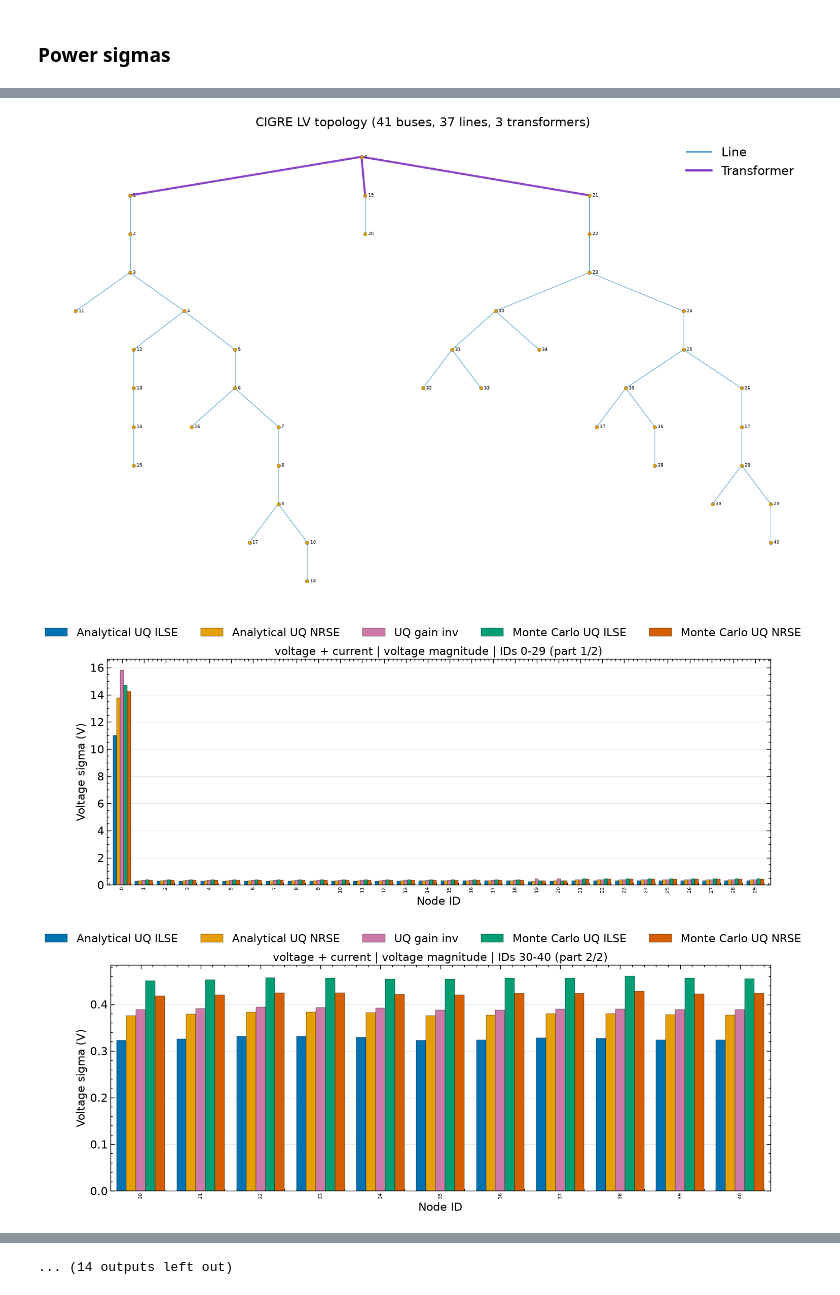
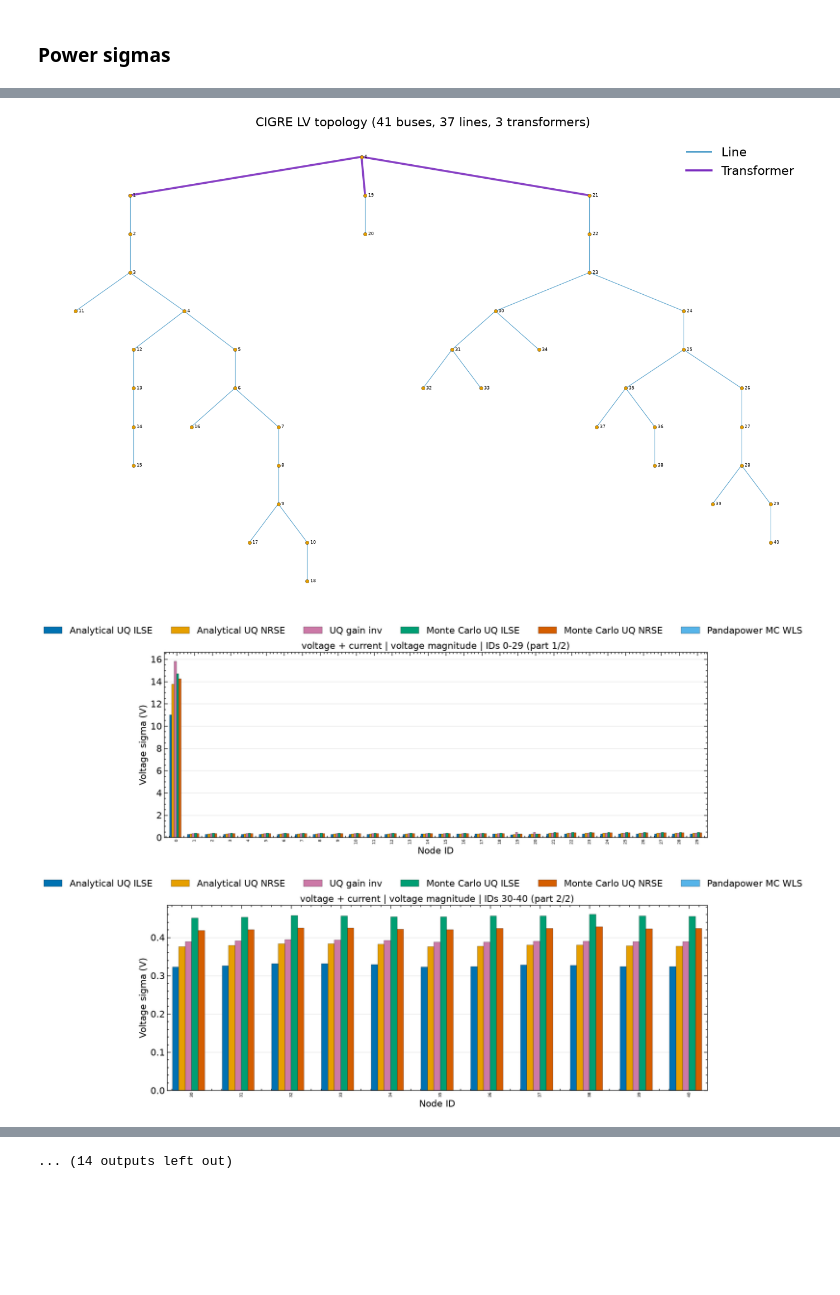
Before and after one commit to Plusero/power-grid-model, a Jupyter notebook: docs/examples/CIGRE LV State Estimation UQ Example.ipynb, the cells around one changed output, grey strips where cells are left out. Cells and saved outputs as stored; diff of their text form; code cells hidden in the pictures; blank space fills up the shorter version.

```diff
--- a/docs/examples/CIGRE LV State Estimation UQ Example.ipynb
+++ b/docs/examples/CIGRE LV State Estimation UQ Example.ipynb
@@ -477,4 +543,5 @@ The table reports output standard deviations for every CIGRE LV node, line, and
 # %%
+minimum_sampled_sigma_count = 2
 node_ids = base_input_data[ComponentType.node][AttributeType.id].astype(int)
 
 output_specs = []
@@ -546,6 +613,15 @@ for setting in sensor_settings:
             ]
             row[f"{method_name} sigma"] = float(analytical)
             row[f"Monte Carlo UQ {method_name.split()[-1]} sigma"] = float(np.std(sampled, ddof=1))
+        pandapower_result = pandapower_results[setting]
+        pandapower_valid = pandapower_result.converged
+        if np.count_nonzero(pandapower_valid) >= minimum_sampled_sigma_count:
+            pandapower_sampled = pandapower_result.outputs[spec["component_type"]][spec["value_field"]][
+                pandapower_valid, spec["index"]
+            ]
+            row["Pandapower MC WLS sigma"] = float(np.std(pandapower_sampled, ddof=1))
+        else:
+            row["Pandapower MC WLS sigma"] = np.nan
         row["UQ gain inv sigma"] = float(
             gain_inverse_results[setting][spec["component_type"]][spec["sigma_field"]][spec["index"]]
         )
@@ -558,6 +634,7 @@ numeric_columns = [
     "UQ gain inv sigma",
     "Monte Carlo UQ ILSE sigma",
     "Monte Carlo UQ NRSE sigma",
+    "Pandapower MC WLS sigma",
 ]
 np.testing.assert_array_equal(
     np.isinf(comparison[numeric_columns].to_numpy()),
@@ -600,6 +677,7 @@ candidate_methods = {
     "Analytical UQ NRSE sigma": "Analytical UQ NRSE",
     "UQ gain inv sigma": "UQ gain inv",
     "Monte Carlo UQ ILSE sigma": "Monte Carlo UQ ILSE",
+    "Pandapower MC WLS sigma": "Pandapower MC WLS",
 }
 identifier_columns = ["sensor setting", "component", "id", "terminal", "quantity", "unit"]
 
@@ -860,6 +947,7 @@ method_columns = [
     ("UQ gain inv sigma", "UQ gain inv", "#CC79A7"),
     ("Monte Carlo UQ ILSE sigma", "Monte Carlo UQ ILSE", "#009E73"),
     ("Monte Carlo UQ NRSE sigma", "Monte Carlo UQ NRSE", "#D55E00"),
+    ("Pandapower MC WLS sigma", "Pandapower MC WLS", "#56B4E9"),
 ]
 plot_definitions = [
     ("node", "voltage magnitude", "Voltage sigma (V)", "Node ID", None),
@@ -873,7 +961,7 @@ plot_definitions = [
 def plot_sigma_bars(ax, filtered, plot_definition):
     _, _, ylabel, xlabel, _ = plot_definition
     positions = np.arange(len(filtered))
-    bar_width = 0.16
+    bar_width = 0.13
     offsets = (np.arange(len(method_columns)) - (len(method_columns) - 1) / 2) * bar_width
     for offset, (column, label, color) in zip(offsets, method_columns, strict=True):
         ax.bar(
@@ -1042,7 +1130,7 @@ with plt.style.context(plot_style), plt.rc_context({"text.usetex": False}):
                     f"(part {chunk_number}/{chunk_count})"
                 )
                 handles, labels = axis.get_legend_handles_labels()
-                figure.legend(handles, labels, loc="upper center", ncol=5, bbox_to_anchor=(0.5, 0.98))
+                figure.legend(handles, labels, loc="upper center", ncol=6, bbox_to_anchor=(0.5, 0.98))
                 figure.tight_layout(rect=(0.0, 0.0, 1.0, 0.91))
                 figure_path = figure_directory / (
                     f"cigre_lv_{setting_slugs[setting]}_{component}_{quantity_slug}_part_{chunk_number:02d}"
@@ -1076,6 +1164,7 @@ timing_method_columns = (
         (f"Monte Carlo UQ NRSE (N={sample_count:,})", f"MC-N\n{timing_sample_labels[sample_count]}", color)
         for sample_count, color in zip(timing_sample_counts, timing_nrse_colors, strict=True)
     ]
+    + [(f"Pandapower MC WLS (N={pandapower_sample_count:,})", f"PP-WLS\n{pandapower_sample_count}", "#56B4E9")]
 )
 
 with plt.style.context(plot_style), plt.rc_context({"text.usetex": False}):
@@ -1098,6 +1187,7 @@ with plt.style.context(plot_style), plt.rc_context({"text.usetex": False}):
                 else monte_carlo_scaling_seconds[setting, "Analytical UQ NRSE", sample_count]
                 for sample_count in timing_sample_counts
             ],
+            pandapower_results[setting].seconds if np.any(pandapower_results[setting].converged) else np.nan,
         ]
         labels = [label for _, label, _ in timing_method_columns]
         colors = [color for _, _, color in timing_method_columns]
@@ -1105,33 +1195,33 @@ with plt.style.context(plot_style), plt.rc_context({"text.usetex": False}):
         axis.set_xlabel(f"{setting} sensors")
         axis.set_ylabel("Computational time (s, log scale)")
         axis.set_yscale("log")
         axis.set_xticks(np.arange(len(values)))
         axis.set_xticklabels(labels, rotation=45, ha="right", fontsize=7)
         axis.grid(axis="y", visible=True, alpha=0.3)
         axis.set_axisbelow(True)
     timing_legend_handles = [
         Patch(facecolor=color, edgecolor="black", label=method_name) for method_name, _, color in timing_method_columns
     ]
     timing_figure.legend(
         handles=timing_legend_handles,
         loc="upper center",
-        ncol=5,
+        ncol=6,
         fontsize=9,
         bbox_to_anchor=(0.5, 1.0),
     )
     timing_figure.text(
         0.01,
         0.01,
         "Timing note: SE-without-UQ bars measure plain deterministic SE calls. Analytical-UQ bars measure only uncertainty-enabled SE calls; their separate deterministic checks are excluded.\nMonte Carlo bars measure the batch SE/UQ calculation for N samples; sample generation is excluded.",
         ha="left",
         va="bottom",
         fontsize=8,
     )
     timing_figure.tight_layout(rect=(0.0, 0.06, 1.0, 0.84))
     timing_figure.savefig(figure_directory / "cigre_lv_uq_computational_time.pdf")
     timing_figure.savefig(figure_directory / "cigre_lv_uq_computational_time.png", dpi=300)
     plt.show()
 # %% [output]
 [figure]
-[figure, old version]
+[figure, new version]
-[figure, old version]
+[figure, new version]
```
Also changed, not shown: parts of 13 cells of this notebook, 32 other files.
